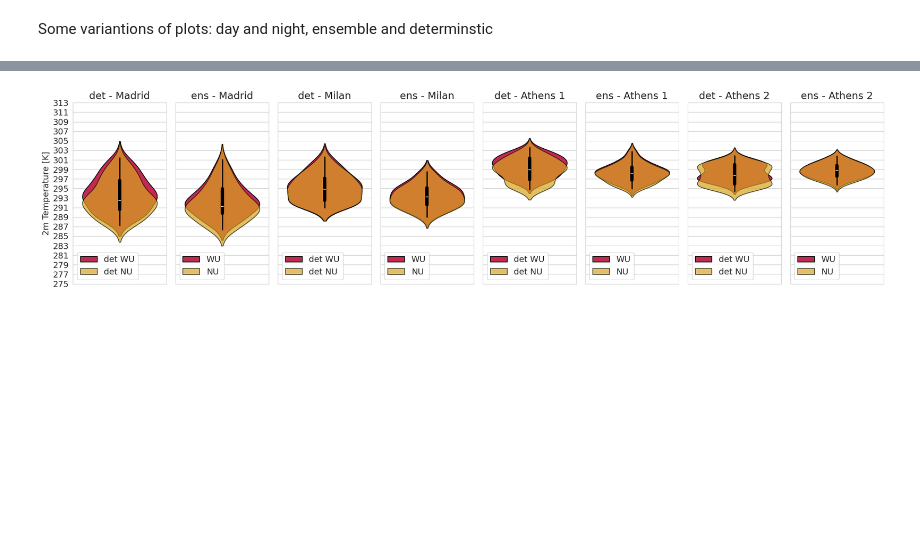
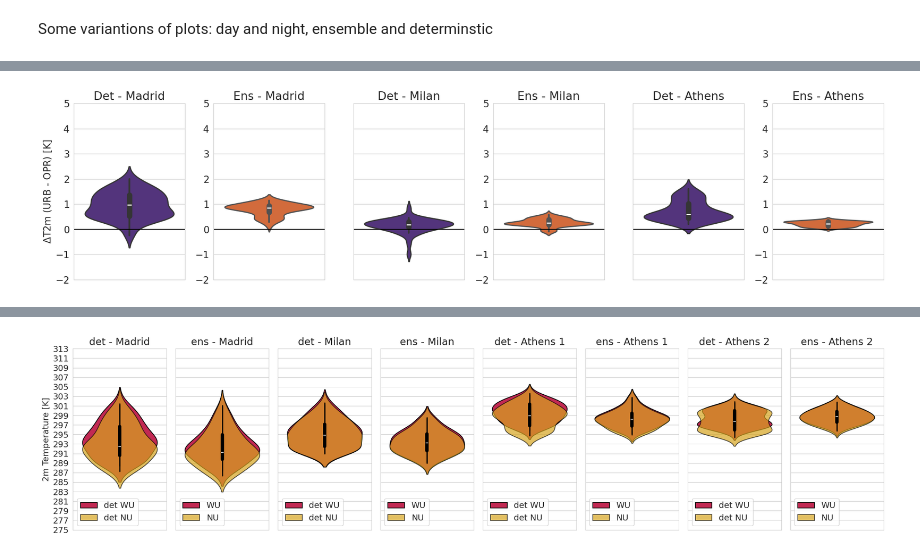
Before and after one commit to maymeret/master_thesis, a Jupyter notebook: 2021_sEU_violin_plots_ensemble.ipynb, the cells around one changed output, grey strips where cells are left out. Drawn from its saved outputs; the diff is of its cells as text; code cells hidden in the pictures; blank space fills up the shorter version.

```diff
--- a/2021_sEU_violin_plots_ensemble.ipynb
+++ b/2021_sEU_violin_plots_ensemble.ipynb
@@ -389,7 +339,7 @@ for cell in range(4):  # Assuming there are 4 cells
         all_values.append(values)
 
     all_values_array = np.array(all_values)
-    mean_over_mem_WU_nights_cell[cell] = np.mean(all_values_array, axis=0)
+    mean_over_mem_WU_nights_cell[cell] = np.median(all_values_array, axis=0)
     all_values = []
 # %%
 all_values = []
@@ -401,7 +351,7 @@ for cell in range(4):  # Assuming there are 4 cells
         all_values.append(values)
 
     all_values_array = np.array(all_values)
-    mean_over_mem_NU_nights_cell[cell] = np.mean(all_values_array, axis=0)
+    mean_over_mem_NU_nights_cell[cell] = np.median(all_values_array, axis=0)
     all_values = []
 # %%
 all_values = []
@@ -413,7 +363,7 @@ for cell in range(4):  # Assuming there are 4 cells
         all_values.append(values)
 
     all_values_array = np.array(all_values)
-    mean_over_mem_WU_days_cell[cell] = np.mean(all_values_array, axis=0)
+    mean_over_mem_WU_days_cell[cell] = np.median(all_values_array, axis=0)
     all_values = []
 # %%
 all_values = []
@@ -425,7 +375,7 @@ for cell in range(4):  # Assuming there are 4 cells
         all_values.append(values)
 
     all_values_array = np.array(all_values)
-    mean_over_mem_NU_days_cell[cell] = np.mean(all_values_array, axis=0)
+    mean_over_mem_NU_days_cell[cell] = np.median(all_values_array, axis=0)
     all_values = []
 # %% [markdown]
 Some variantions of plots: day and night, ensemble and determinstic
@@ -431,0 +574,73 @@ Some variantions of plots: day and night, ensemble and determinstic
+# %%
+#differences central europe daytime, combinded Budapest
+
+plt.rcParams.update({'font.size': 16})
+
+num_members = 4
+city_names = ['Madrid', 'Milan', 'Athens']
+
+y_min = -2
+y_max = 5
+step = 1
+y_values = list(range(y_min, y_max + step, step))
+
+fig, axes = plt.subplots(ncols= 3 * 2, figsize=(20, 5))
+
+# First for loop (odd-numbered subplots)
+for i, city in enumerate(range(3)):
+    if city >= 2:  #combining budapest
+        values_det_WU_athens = (
+            T_2M_WU_sEU_nights_dim_hour_det.isel(cell=2).values
+            - T_2M_NU_sEU_nights_dim_hour_det.isel(cell=2).values
+            + T_2M_WU_sEU_nights_dim_hour_det.isel(cell=3).values
+            - T_2M_NU_sEU_nights_dim_hour_det.isel(cell=3).values
+        ) / 2
+        sns.violinplot(ax=axes[2*i], y=values_det_WU_athens, color='#512888', linewidth= 2)
+        axes[2*i].set_title(f'Det - {city_names[city]}')
+#        axes[i].set_ylabel('$\Delta$T2m (TERRA_URB - Operational) [K]')
+        axes[2*i].set_ylim(y_min, y_max)
+        axes[2*i].set_yticks(y_values)
+        axes[2*i].axhline(y=0, color='black', linestyle='-')
+        axes[2*i].axes.yaxis.set_ticklabels([])
+#        axes[i].grid(True)
+    else:
+        values_det_WU = T_2M_WU_sEU_nights_dim_hour_det.isel(cell=city).values - T_2M_NU_sEU_nights_dim_hour_det.isel(
+            cell=city).values
+        sns.violinplot(ax=axes[2*i], y=values_det_WU, color='#512888', linewidth= 2)
+        axes[2*i].set_title(f'Det - {city_names[city]}')
+        if i == 0:
+            axes[2*i].set_ylabel('$\Delta$T2m (URB - OPR) [K]')
+        if i != 0:
+            axes[2*i].axes.yaxis.set_ticklabels([])
+        axes[2*i].set_ylim(y_min, y_max)
+        axes[2*i].set_yticks(y_values)
+        axes[2*i].axhline(y=0, color='black', linestyle='-')
+ #       axes[i].grid(True)
+
+
+
+for i, city in enumerate(range(3)):
+    if city >= 2: #combining athens
+        values_wu = (mean_over_mem_WU_nights_cell[2]
+                     - mean_over_mem_NU_nights_cell[2]
+                     + mean_over_mem_WU_nights_cell[3]
+                     - mean_over_mem_NU_nights_cell[3])/2
+        sns.violinplot(ax=axes[2*i + 1], y=values_wu, color='#EB6123', linewidth = 2)
+        axes[2*i + 1].set_title(f'Ens - {city_names[city]}')
+        axes[2*i + 1].set_ylim(y_min, y_max)
+        axes[2*i + 1].set_yticks(y_values)
+        axes[2*i + 1].axhline(y=0, color='black', linestyle='-')
+
+    else:
+        values_wu = mean_over_mem_WU_nights_cell[city] - mean_over_mem_NU_nights_cell[city]
+        sns.violinplot(ax=axes[2*i + 1], y=values_wu, color='#EB6123', linewidth = 2)
+        axes[2*i + 1].set_title(f'Ens - {city_names[city]}')
+        axes[2*i + 1].set_ylim(y_min, y_max)
+        axes[2*i + 1].set_yticks(y_values)
+        axes[2*i + 1].axhline(y=0, color='black', linestyle='-')
+
+plt.tight_layout()
+plt.savefig('../plots_2024/sEU_det_ens_diff_nights_combined_athens_2021.jpeg')
+plt.show()
+# %% [output]
+[figure, added]
```
Also changed, not shown: parts of 27 cells of this notebook, 7 other files.
